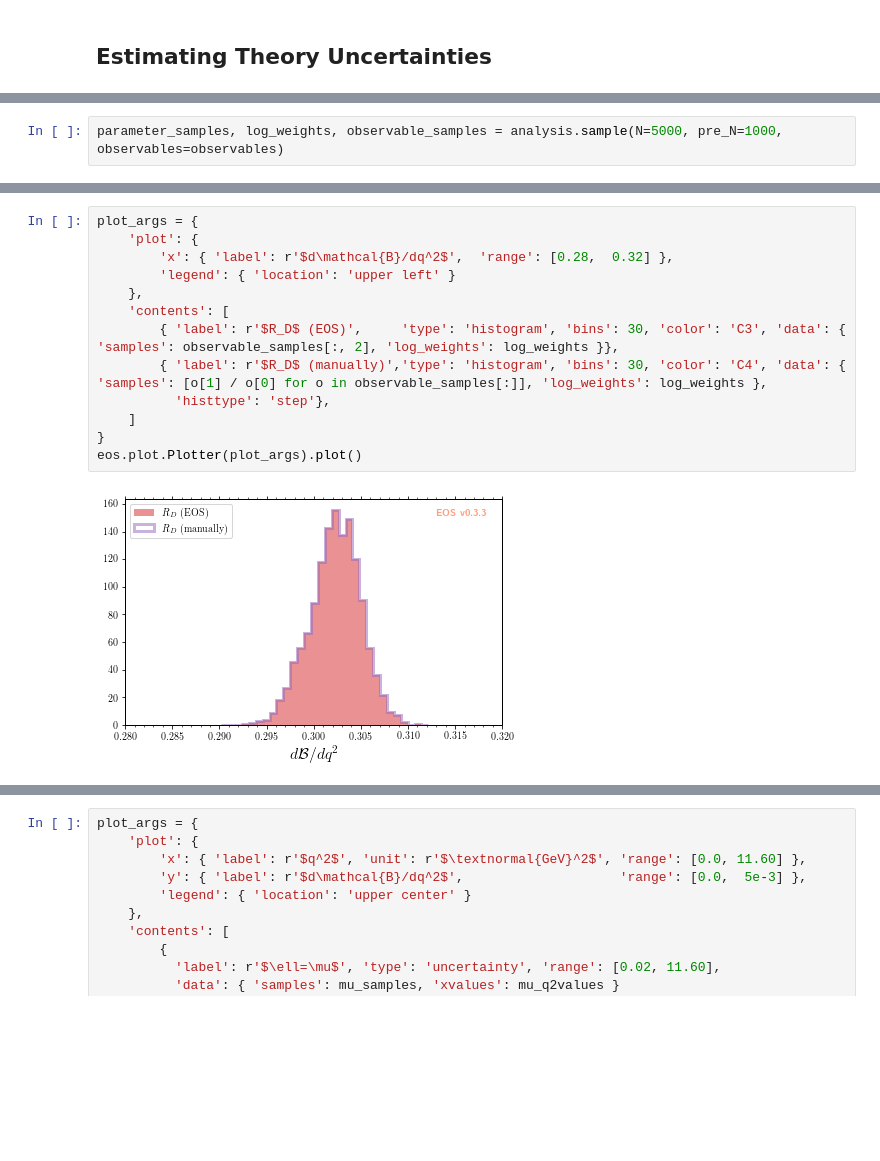
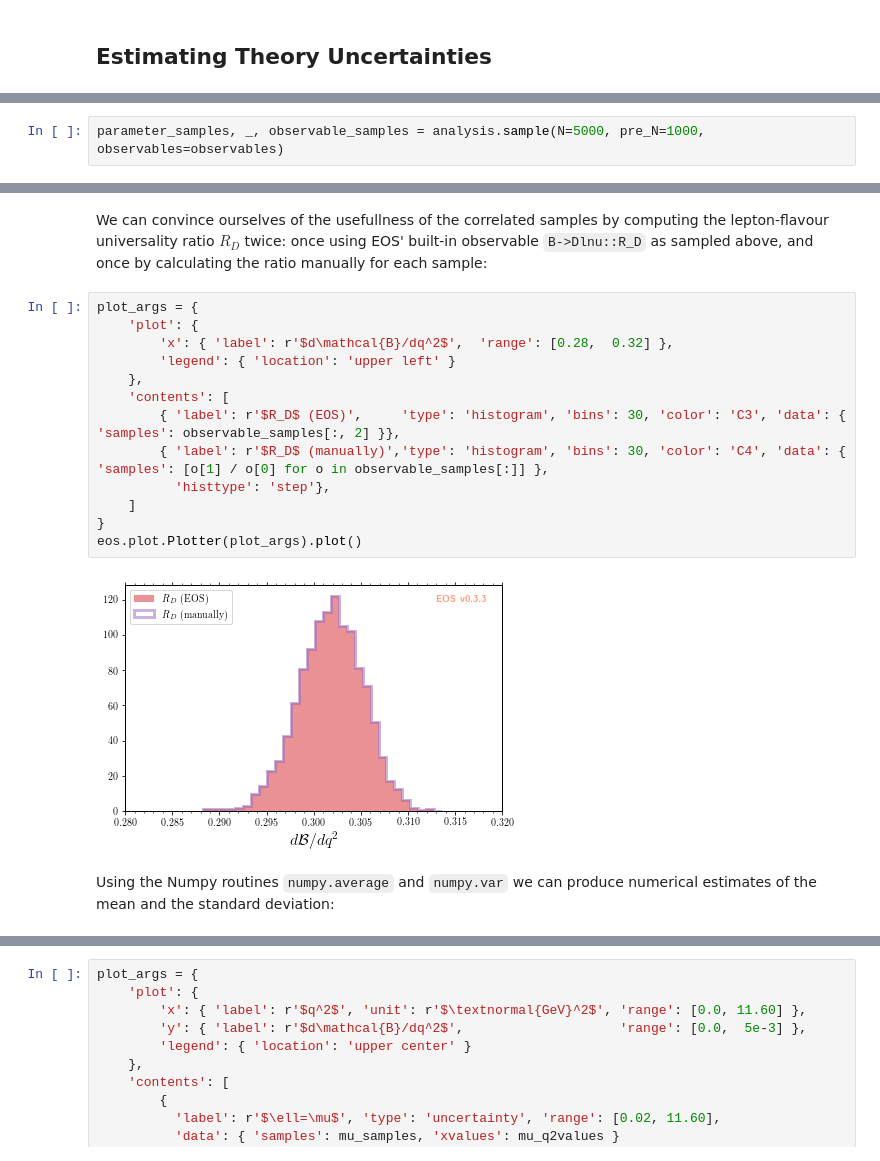
Before and after one commit to eos/eos, a Jupyter notebook: examples/predictions.ipynb, the cells around one changed output, grey strips where cells are left out. Saved outputs shown, nothing was run; the diff lists cells and outputs as text; blank space fills up the shorter version.

```diff
--- a/examples/predictions.ipynb
+++ b/examples/predictions.ipynb
@@ -123,3 +167,3 @@ INFO:EOS:likelihood probably depends on 3 parameter(s) that do not appear in the
 # %%
-parameter_samples, log_weights, observable_samples = analysis.sample(N=5000, pre_N=1000, observables=observables)
+parameter_samples, _, observable_samples = analysis.sample(N=5000, pre_N=1000, observables=observables)
 # %% [output]
@@ -150,16 +194,22 @@ eos.plot.Plotter(plot_args).plot()
+# %% [markdown]
+We can convince ourselves of the usefullness of the correlated samples by computing the lepton-flavour universality ratio $R_D$ twice: once using EOS' built-in observable ``B->Dlnu::R_D`` as sampled above,
+and once by calculating the ratio manually for each sample:
 # %%
 plot_args = {
     'plot': {
         'x': { 'label': r'$d\mathcal{B}/dq^2$',  'range': [0.28,  0.32] },
         'legend': { 'location': 'upper left' }
     },
     'contents': [
-        { 'label': r'$R_D$ (EOS)',     'type': 'histogram', 'bins': 30, 'color': 'C3', 'data': { 'samples': observable_samples[:, 2], 'log_weights': log_weights }},
-        { 'label': r'$R_D$ (manually)','type': 'histogram', 'bins': 30, 'color': 'C4', 'data': { 'samples': [o[1] / o[0] for o in observable_samples[:]], 'log_weights': log_weights },
+        { 'label': r'$R_D$ (EOS)',     'type': 'histogram', 'bins': 30, 'color': 'C3', 'data': { 'samples': observable_samples[:, 2] }},
+        { 'label': r'$R_D$ (manually)','type': 'histogram', 'bins': 30, 'color': 'C4', 'data': { 'samples': [o[1] / o[0] for o in observable_samples[:]] },
           'histtype': 'step'},
     ]
 }
 eos.plot.Plotter(plot_args).plot()
 # %% [output]
-[figure, old version]
+[figure, new version]
+# %% [markdown]
+Using the Numpy routines ``numpy.average`` and ``numpy.var`` we can produce numerical estimates
+of the mean and the standard deviation:
 # %%
```
Also changed, not shown: parts of 21 cells of this notebook, 1 other file.
